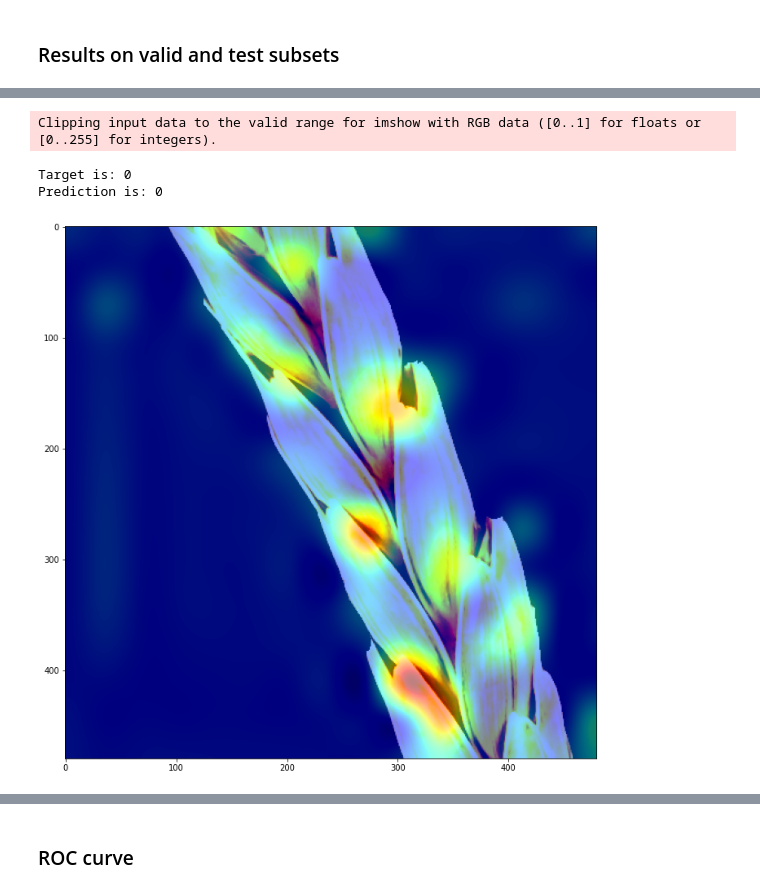
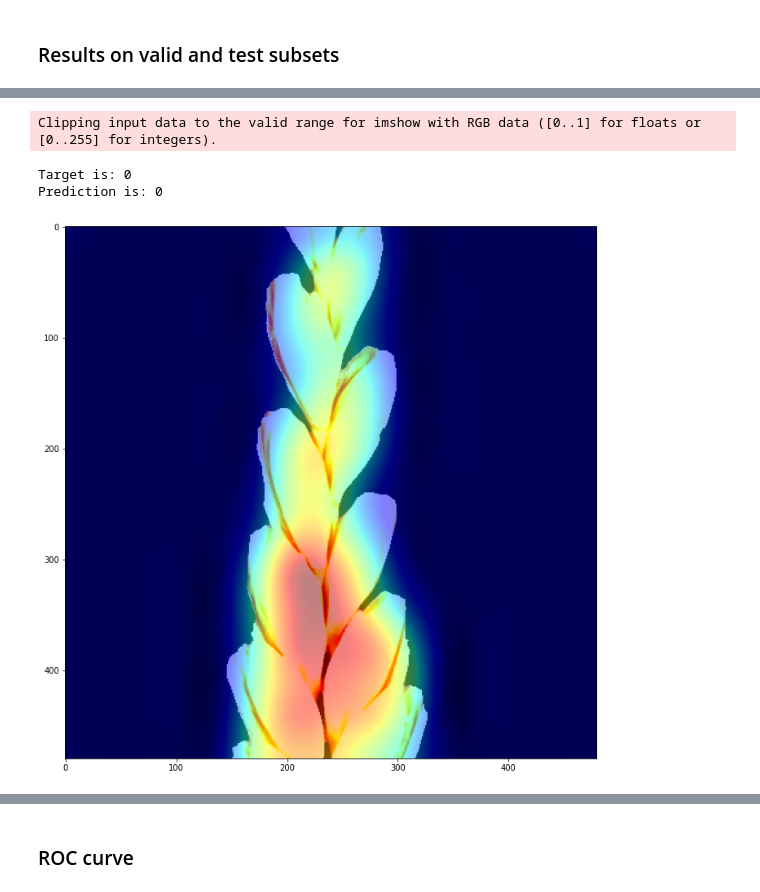
Before and after one commit to StuffyMonkey/Glume-pubescence-prediction-of-spikelets, a Jupyter notebook: Test on holdout.ipynb, the cells around one changed output, grey strips where cells are left out. Saved outputs shown, nothing was run; the diff lists cells and outputs as text; code cells hidden in the pictures.

```diff
--- a/Test on holdout.ipynb
+++ b/Test on holdout.ipynb
@@ -135,13 +135,35 @@ class SpikeletData(Dataset):
 
         # read image and get label using path to image
         def get_crop(img_path):
+            # HODLOUT 1
             # get data of ploidness and species to open segemented image
             inp_img = cv2.imread(img_path)
+
+            # HOLDOUT 2
+#             ploid_patt = r'(Гексаплоиды)|(Диплоиды)|(Тетраплоиды)'
+#             pin_patt = r'[\d]{2,5}_\d.(jpg|JPG)$'
+#             spec_patt = r'T\.\s[a-z]*'
+#             table_patt = r'[\d]{2,5}.(jpg|JPG)$'
+
+#             # get data of ploidness and species to open segemented image
+#             ploid = re.search(ploid_patt, img_path).group()
+#             spec = re.search(spec_patt, img_path).group()
+#             img_type = 'pin'
+#             img_name = re.search(pin_patt, img_path)
+#             if not img_name:
+#                 img_type = 'table'
+#                 img_name = re.search(table_patt, img_path)
+#             img_name = img_name.group()
+
+#             inp_dir = f'/home/jupyter-n.artemenko/projects/spikelet_pubescence/crops_without_spine/{ploid}/{spec}/{img_type}/{img_name}'
+#             inp_dir = inp_dir.replace('.jpg', '.png').replace('.JPG', '.png')
+#             inp_img = cv2.imread(inp_dir)
+
             res = None
 
             # different augmentations for images according to type of data
             if self.data_type=='train':
-                size = 640
+                size = 512
                 # the first stage of augmentations
                 transform_1 = A.Compose([
                     A.RandomScale((0.5, 1.5), p=0.7)
@@ -225,8 +247,9 @@ class SpikeletData(Dataset):
 # %% [markdown]
 ## Define datasets for further learning process
 # %%
-data_source = '/home/jupyter-n.artemenko/projects/spikelet_pubescence/test/Holdout/holdout_annotation'
-test_data = SpikeletData(data_source, 'test')
+holdout_1 = '/home/jupyter-n.artemenko/projects/spikelet_pubescence/test/Holdout/holdout_annotation'
+holdout_2 = '/home/jupyter-n.artemenko/projects/spikelet_pubescence/test/Holdout_2/holdout_annotation.txt'
+test_data = SpikeletData(holdout_1, 'test')
 # %% [markdown]
 ### Evaluate time of extraction one image
 # %%
@@ -623,9 +633,12 @@ class MyCNN():
 ### **Define learning parameters**
 # %%
 project_dir = '/home/jupyter-n.artemenko/projects/spikelet_pubescence'
+model_name = 'efficientnet_b1'
 train_batch_size = 8
-inference_batch_size = 16
-epochs = 100
+inference_batch_size = 4
+epochs = 150
+lr = 1e-7
+wd = 1e-6
 criterion = nn.BCELoss()
 # criterion = FocalLoss(reduction = 'sum')
 # optimizer = optim.SGD(model.get_params(), lr=1e-7, momentum=0.7, weight_decay=1e-5)
@@ -660,0 +647,5 @@ model = MyCNN('efficientnet_b1',
+# %%
+model = MyCNN(f'{project_dir}/models/LastChance/{epochs}_epochs_{model_name}_lr{lr}_CentCrop_wd{wd}_512x512_first_splits',
+                criterion,
+                lr,
+                wd)
@@ -679,9 +688,9 @@ model.run_epoch(test,(train_batch_size, inference_batch_size), data_type='test')
 # %%
-idx = 6
+idx = random.randrange(0, sample_dataset.__len__())
 img, target, _= test_data.__getitem__(idx)
 model.class_activation_map(img, target)
 # %% [output]
 Clipping input data to the valid range for imshow with RGB data ([0..1] for floats or [0..255] for integers).
 Target is: 0
 Prediction is: 0
-[figure, old version]
+[figure, new version]
```
Also changed, not shown: parts of 13 cells of this notebook, 4 other files.
